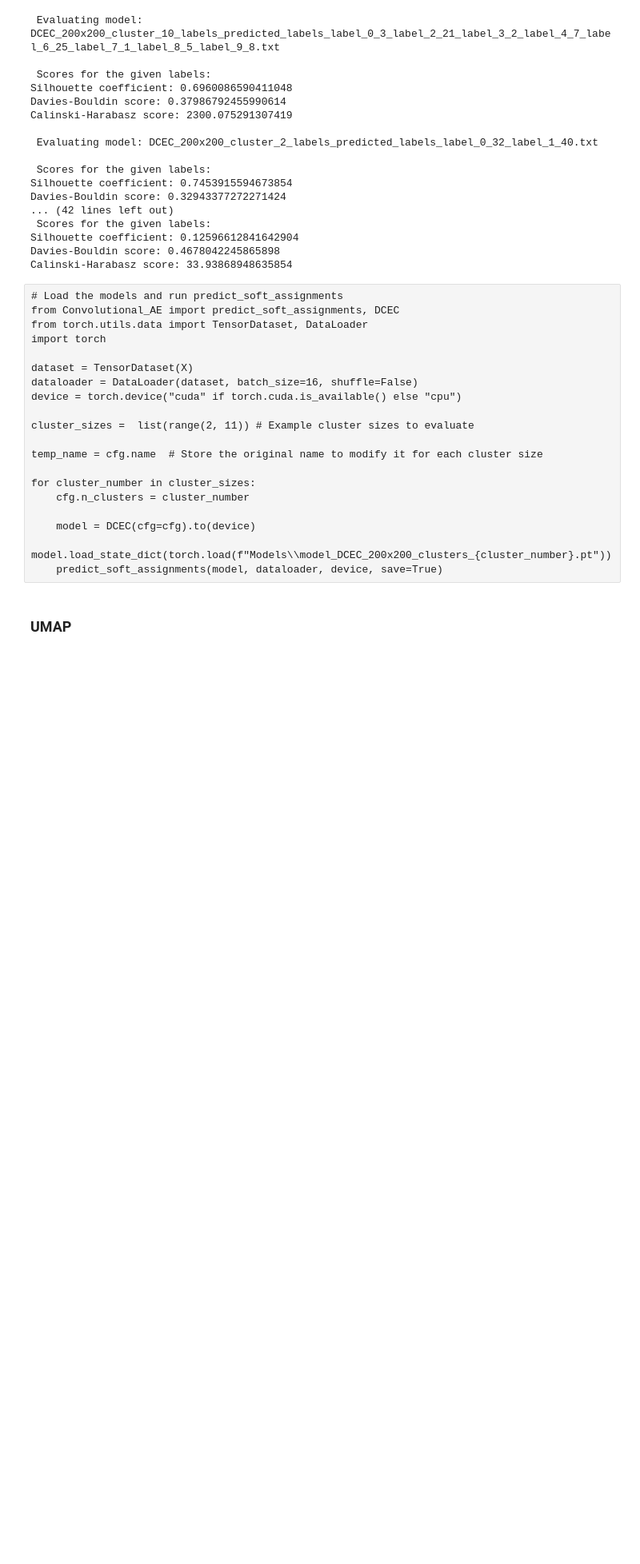
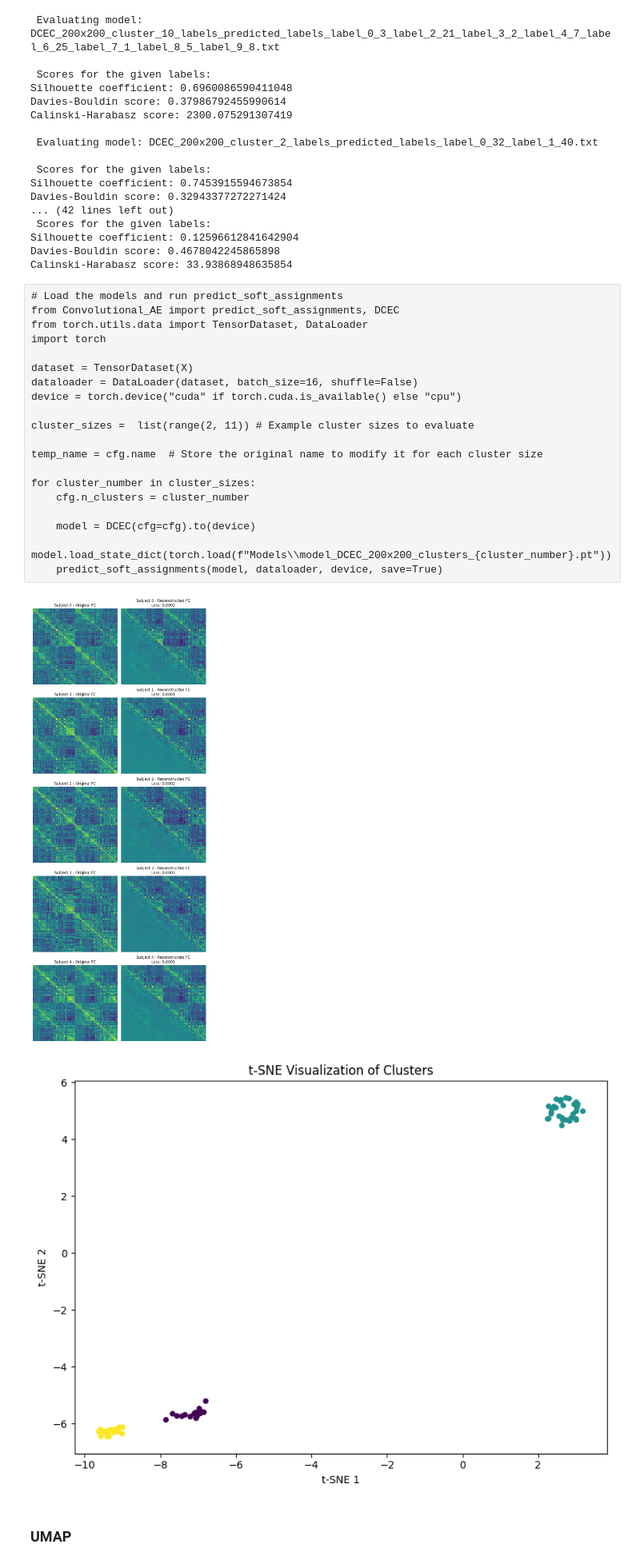
Before and after one commit to Oddrne/Master-Thesis-Autoencoder-and-UMAP-clustering-on-functional-connectivity, a Jupyter notebook: main.ipynb, the cells around one changed output. Shown at 80% size. Drawn from its saved outputs; the diff is of its cells as text; code cells hidden in the pictures; blank space fills up the shorter version.

Commit message:
Added visualizations

```diff
--- a/main.ipynb
+++ b/main.ipynb
@@ -505,10 +522,27 @@ for cluster_number in cluster_sizes:
     predict_soft_assignments(model, dataloader, device, save=True)
 # %%
 # TODO: Add code to visualise the clustering results using t-SNE
+# Load the latest model
+from Convolutional_AE import DCEC, pretrain_cae, initialize_cluster_centers, train_dcec, predict_soft_assignments
+from torch.utils.data import TensorDataset, DataLoader
+
+dataset = TensorDataset(X)
+dataloader = DataLoader(dataset, batch_size=16, shuffle=False)
+device = torch.device("cuda" if torch.cuda.is_available() else "cpu")
+cfg.n_clusters = 3  # Set the number of clusters to 3 for the latest model
+model = DCEC(cfg=cfg).to(device)
+model.load_state_dict(torch.load(f"Models/model_DCEC_200x200_clusters_3.pt"))  #
+
 
 # Code for visualising the clustering results
-from sklearn.manifold import TSNE
-import matplotlib.pyplot as plt
+from Convolutional_AE import plot_training_history, plot_clustering, plot_reconstruction
+
+plot_reconstruction(model, dataloader, device)
+# plot_training_history(model)
+plot_clustering(model, dataloader, device)
+# %% [output]
+[figure, added]
+[figure, added]
 # %% [markdown]
 ### UMAP
 # %%
```
Also changed, not shown: parts of 2 cells of this notebook, 3 other files.
